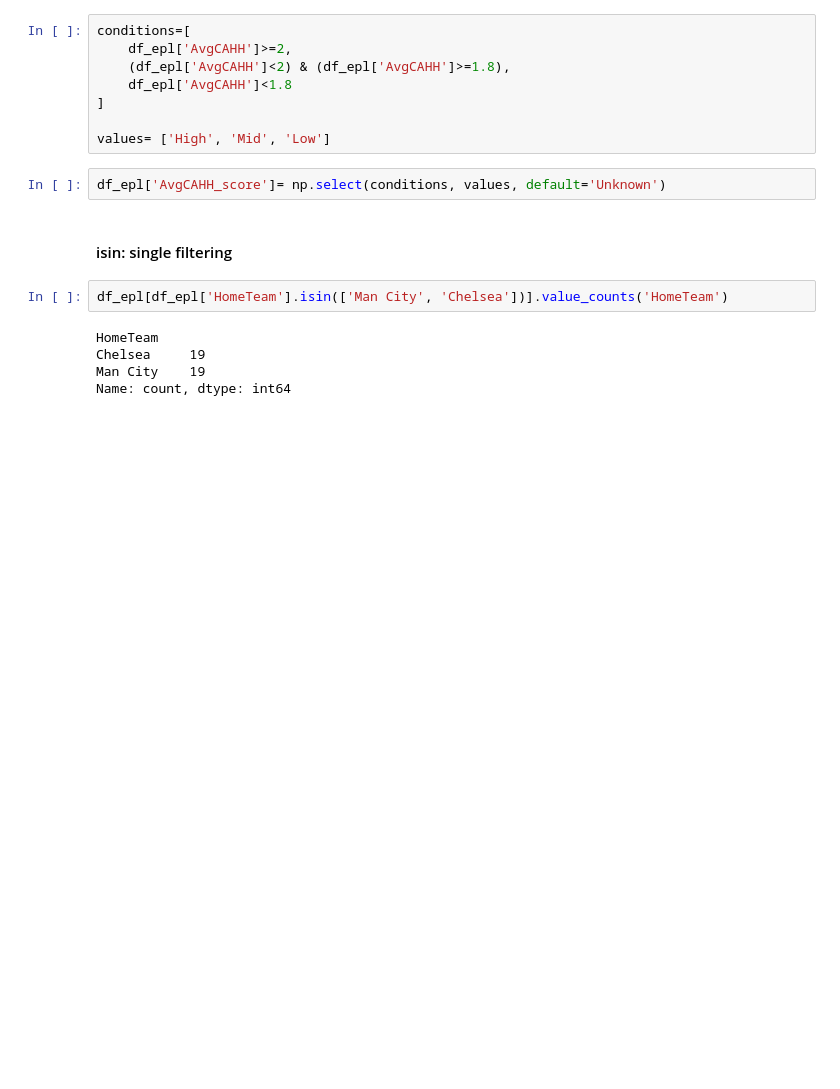
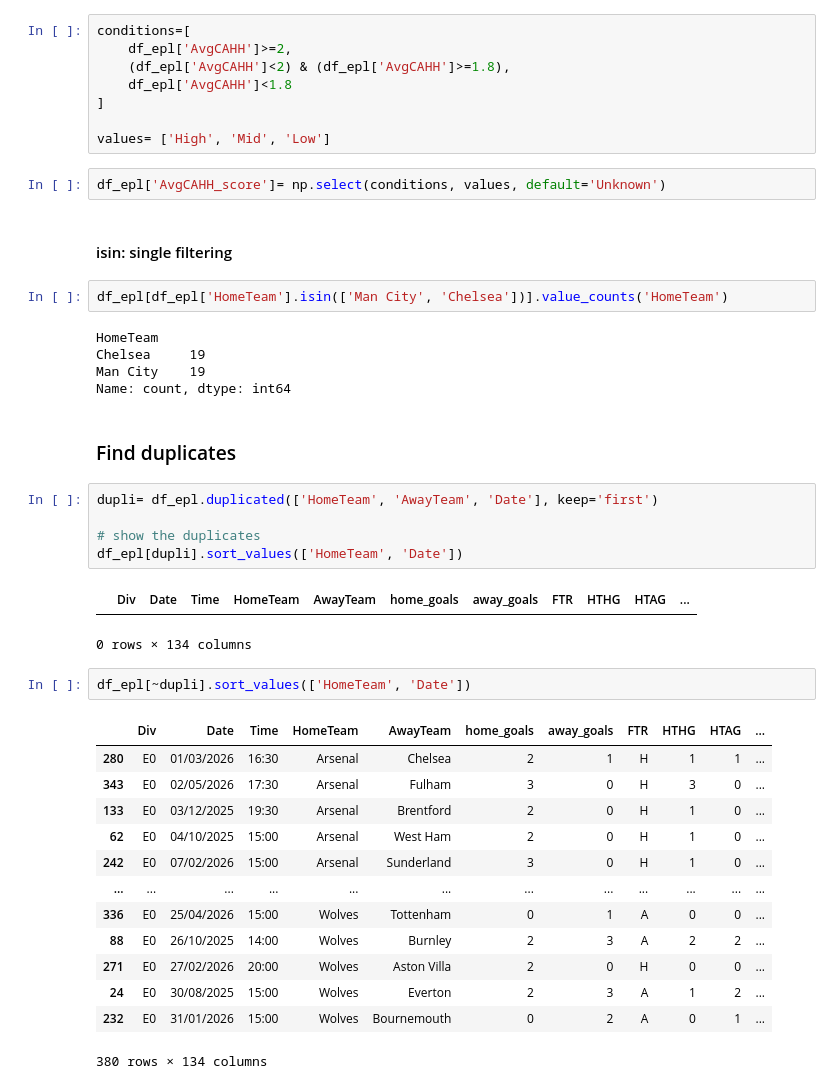
Before and after one commit to fahin99/Python, a Jupyter notebook: Pandas/Web_Scraper/web_scraper.ipynb, the cells around one changed output. Cells and saved outputs as stored; diff of their text form; blank space fills up the shorter version.

Commit message:
duplicate trying

```diff
--- a/Pandas/Web_Scraper/web_scraper.ipynb
+++ b/Pandas/Web_Scraper/web_scraper.ipynb
@@ -242,3 +244,29 @@ HomeTeam
 Chelsea     19
 Man City    19
 Name: count, dtype: int64
+# %% [markdown]
+### Find duplicates
+# %%
+dupli= df_epl.duplicated(['HomeTeam', 'AwayTeam', 'Date'], keep='first')
+
+# show the duplicates
+df_epl[dupli].sort_values(['HomeTeam', 'Date'])
+# %% [output]
+|  | Div | Date | Time | HomeTeam | AwayTeam | home_goals | away_goals | FTR | HTHG | HTAG | ... |
+0 rows × 134 columns
+# %%
+df_epl[~dupli].sort_values(['HomeTeam', 'Date'])
+# %% [output]
+|  | Div | Date | Time | HomeTeam | AwayTeam | home_goals | away_goals | FTR | HTHG | HTAG | ... |
+| 280 | E0 | 01/03/2026 | 16:30 | Arsenal | Chelsea | 2 | 1 | H | 1 | 1 | ... |
+| 343 | E0 | 02/05/2026 | 17:30 | Arsenal | Fulham | 3 | 0 | H | 3 | 0 | ... |
+| 133 | E0 | 03/12/2025 | 19:30 | Arsenal | Brentford | 2 | 0 | H | 1 | 0 | ... |
+| 62 | E0 | 04/10/2025 | 15:00 | Arsenal | West Ham | 2 | 0 | H | 1 | 0 | ... |
+| 242 | E0 | 07/02/2026 | 15:00 | Arsenal | Sunderland | 3 | 0 | H | 1 | 0 | ... |
+| ... | ... | ... | ... | ... | ... | ... | ... | ... | ... | ... | ... |
+| 336 | E0 | 25/04/2026 | 15:00 | Wolves | Tottenham | 0 | 1 | A | 0 | 0 | ... |
+| 88 | E0 | 26/10/2025 | 14:00 | Wolves | Burnley | 2 | 3 | A | 2 | 2 | ... |
+| 271 | E0 | 27/02/2026 | 20:00 | Wolves | Aston Villa | 2 | 0 | H | 0 | 0 | ... |
+| 24 | E0 | 30/08/2025 | 15:00 | Wolves | Everton | 2 | 3 | A | 1 | 2 | ... |
+| 232 | E0 | 31/01/2026 | 15:00 | Wolves | Bournemouth | 0 | 2 | A | 0 | 1 | ... |
+380 rows × 134 columns
```
Also changed, not shown: parts of 2 cells of this notebook.
